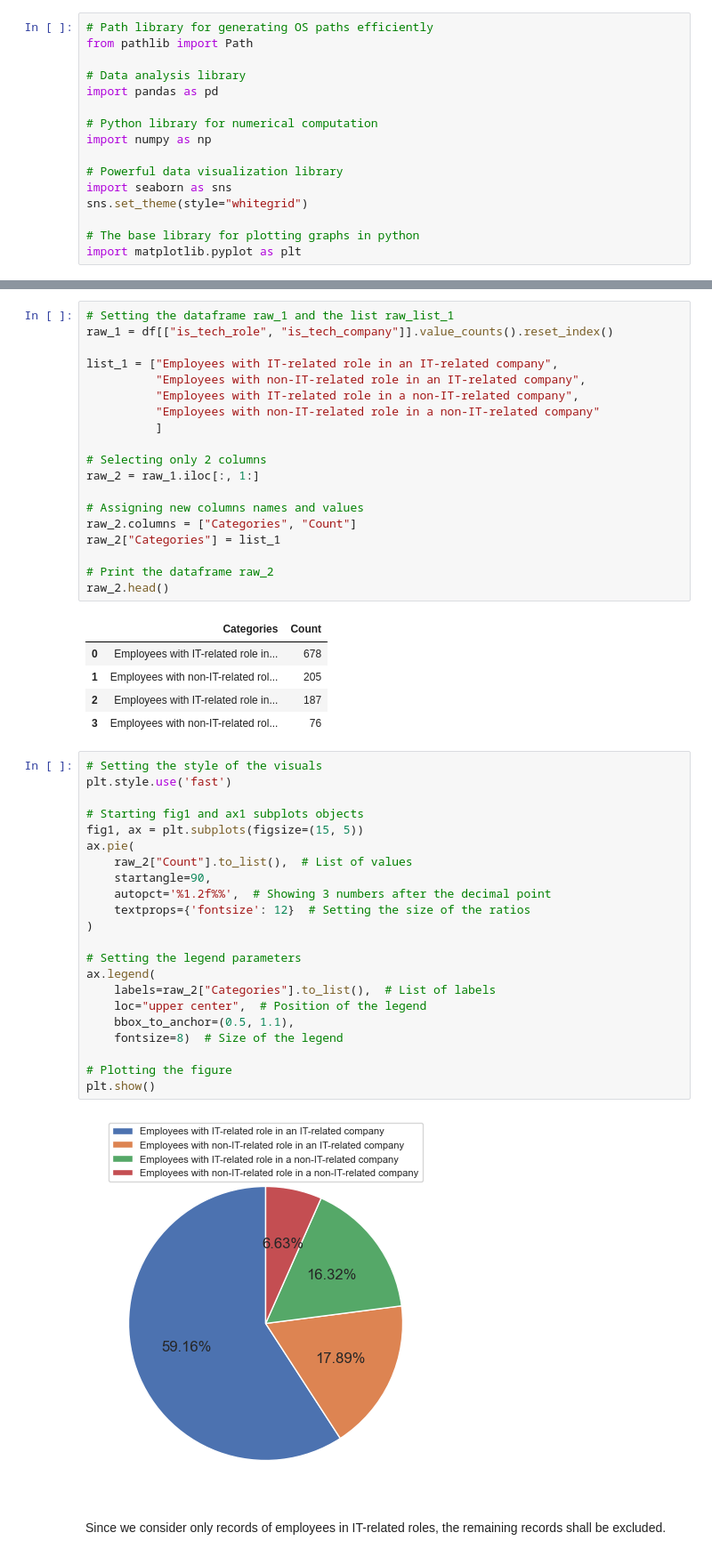
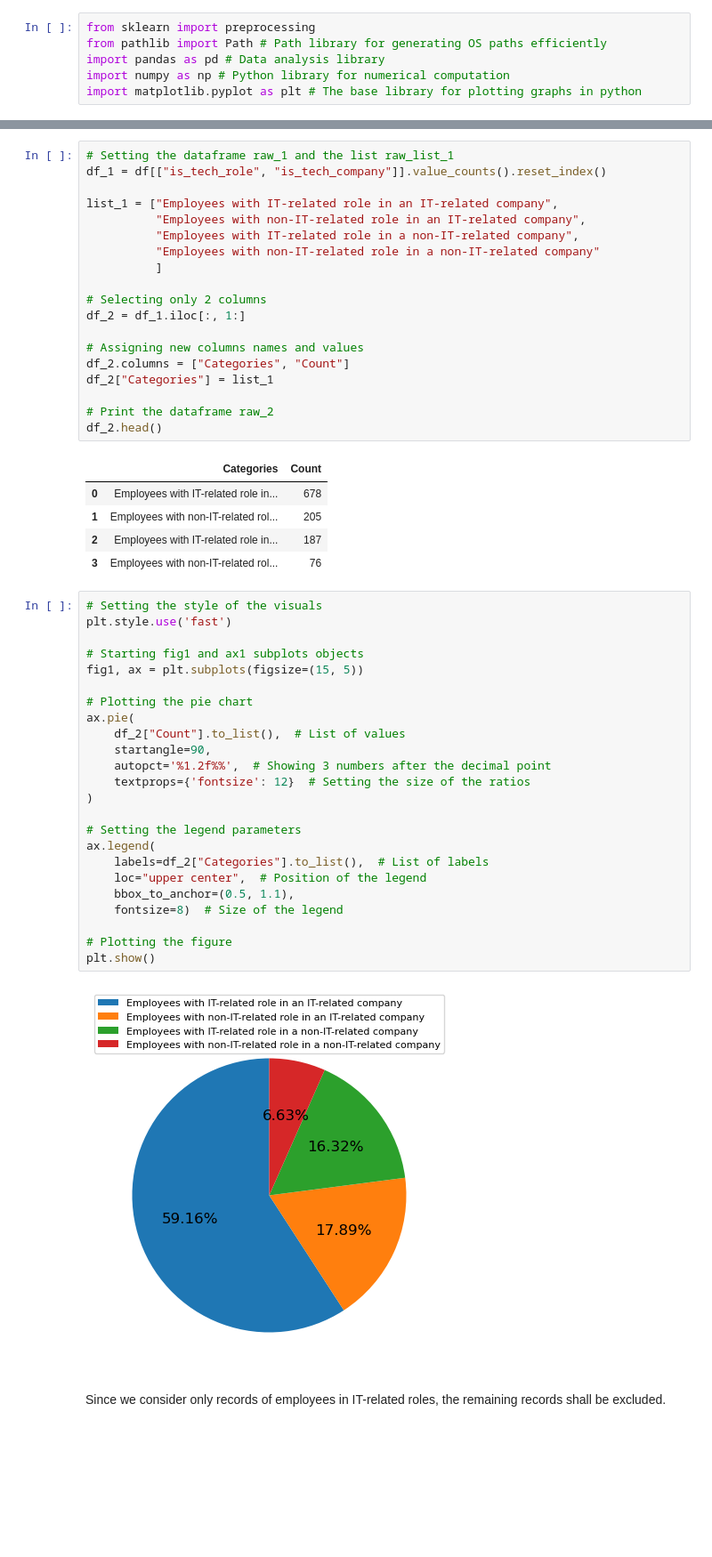
Before and after one commit to Alianger18/Projects_Portfolio, a Jupyter notebook: Project - Clustering/notebooks/MLUSL01 - Pre-processing.ipynb, the cells around one changed output, grey strips where cells are left out. Shown at 89% size. Cells and saved outputs as stored; diff of their text form; blank space fills up the shorter version.

```diff
--- a/Project - Clustering/notebooks/MLUSL01 - Pre-processing.ipynb
+++ b/Project - Clustering/notebooks/MLUSL01 - Pre-processing.ipynb
@@ -9,21 +14,11 @@ This section comes to take advantage of the observations gained from the previou
 # %% [markdown]
 Importing the required libraries
 # %%
-# Path library for generating OS paths efficiently
-from pathlib import Path
-
-# Data analysis library
-import pandas as pd
-
-# Python library for numerical computation
-import numpy as np
-
-# Powerful data visualization library
-import seaborn as sns
-sns.set_theme(style="whitegrid")
-
-# The base library for plotting graphs in python
-import matplotlib.pyplot as plt
+from sklearn import preprocessing
+from pathlib import Path # Path library for generating OS paths efficiently
+import pandas as pd # Data analysis library
+import numpy as np # Python library for numerical computation
+import matplotlib.pyplot as plt # The base library for plotting graphs in python
 # %% [markdown]
 First, let's start by loading the data.
 # %%
@@ -222,7 +217,7 @@ Name: count, dtype: int64
 Consecutively, we'll see the type of companies the respondents work for through a pie chart
 # %%
 # Setting the dataframe raw_1 and the list raw_list_1
-raw_1 = df[["is_tech_role", "is_tech_company"]].value_counts().reset_index()
+df_1 = df[["is_tech_role", "is_tech_company"]].value_counts().reset_index()
 
 list_1 = ["Employees with IT-related role in an IT-related company",
           "Employees with non-IT-related role in an IT-related company",
@@ -231,14 +226,14 @@ list_1 = ["Employees with IT-related role in an IT-related company",
           ]
 
 # Selecting only 2 columns
-raw_2 = raw_1.iloc[:, 1:]
+df_2 = df_1.iloc[:, 1:]
 
 # Assigning new columns names and values
-raw_2.columns = ["Categories", "Count"]
-raw_2["Categories"] = list_1
+df_2.columns = ["Categories", "Count"]
+df_2["Categories"] = list_1
 
 # Print the dataframe raw_2
-raw_2.head()
+df_2.head()
 # %% [output]
 |  | Categories | Count |
 | 0 | Employees with IT-related role in... | 678 |
@@ -248,27 +243,29 @@ raw_2.head()
 # %%
 # Setting the style of the visuals
 plt.style.use('fast')
 
 # Starting fig1 and ax1 subplots objects
 fig1, ax = plt.subplots(figsize=(15, 5))
+
+# Plotting the pie chart
 ax.pie(
-    raw_2["Count"].to_list(),  # List of values
+    df_2["Count"].to_list(),  # List of values
     startangle=90,
     autopct='%1.2f%%',  # Showing 3 numbers after the decimal point
     textprops={'fontsize': 12}  # Setting the size of the ratios
 )
 
 # Setting the legend parameters
 ax.legend(
-    labels=raw_2["Categories"].to_list(),  # List of labels
+    labels=df_2["Categories"].to_list(),  # List of labels
     loc="upper center",  # Position of the legend
     bbox_to_anchor=(0.5, 1.1),
     fontsize=8)  # Size of the legend
 
 # Plotting the figure
 plt.show()
 # %% [output]
-[figure, old version]
+[figure, new version]
 # %% [markdown]
 Since we consider only records of employees in IT-related roles, the remaining records shall be excluded.
 # %%
```
Also changed, not shown: parts of 74 cells of this notebook, 2 other files.
